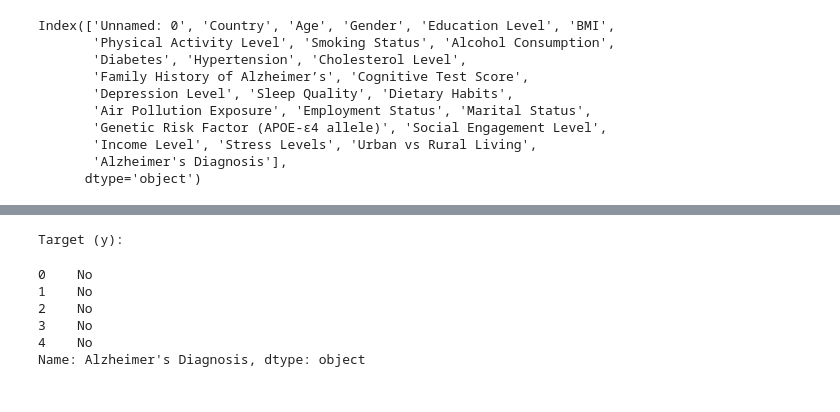
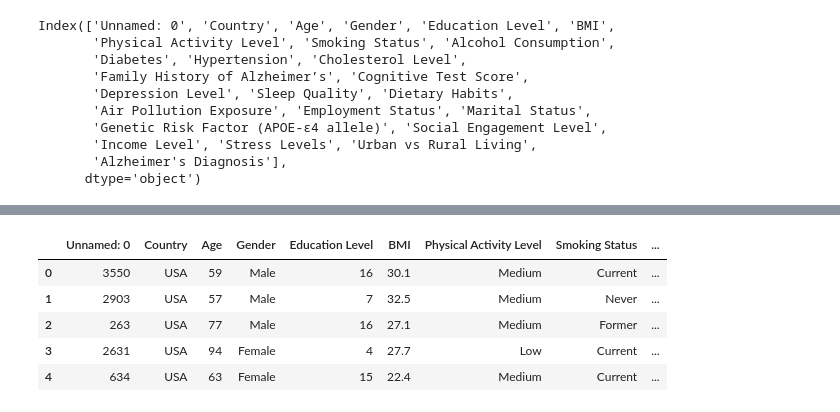
Before and after one commit to niikpakpobrown/HIS-Final-Project, a Jupyter notebook: ML model.ipynb, the cells around one changed output, grey strips where cells are left out. Saved outputs shown, nothing was run; the diff lists cells and outputs as text; code cells hidden in the pictures.

```diff
--- a/ML model.ipynb
+++ b/ML model.ipynb
@@ -3,5 +3,5 @@ import pandas as pd
 import numpy as np
 import os
 # %%
-df = pd.read_csv('./Datasets/alzheimers_prediction_dataset_usa.csv')
+training_df = pd.read_csv('./Datasets/training_dataset.csv')
 # %%
@@ -50,11 +19,0 @@ Features (X):
-# %%
-print("\nTarget (y):")
-y.head()
-# %% [output]
-Target (y):
-0    No
-1    No
-2    No
-3    No
-4    No
-Name: Alzheimer's Diagnosis, dtype: object
@@ -62,0 +20,15 @@ Name: Alzheimer's Diagnosis, dtype: object
+# %%
+# Set pandas display options to show full content of DataFrame without truncation
+pd.set_option('display.max_rows', None)  # Show all rows (optional, for large datasets, adjust as needed)
+pd.set_option('display.max_columns', None)  # Show all columns
+pd.set_option('display.width', None)  # Adjust width to prevent truncation
+pd.set_option('display.max_colwidth', None)  # Show full content in each column
+# %%
+training_df.head()
+# %% [output]
+|  | Unnamed: 0 | Country | Age | Gender | Education Level | BMI | Physical Activity Level | Smoking Status | ... |
+| 0 | 3550 | USA | 59 | Male | 16 | 30.1 | Medium | Current | ... |
+| 1 | 2903 | USA | 57 | Male | 7 | 32.5 | Medium | Never | ... |
+| 2 | 263 | USA | 77 | Male | 16 | 27.1 | Medium | Former | ... |
+| 3 | 2631 | USA | 94 | Female | 4 | 27.7 | Low | Current | ... |
+| 4 | 634 | USA | 63 | Female | 15 | 22.4 | Medium | Current | ... |
```
Also changed, not shown: parts of 15 cells of this notebook, 1 other file.
